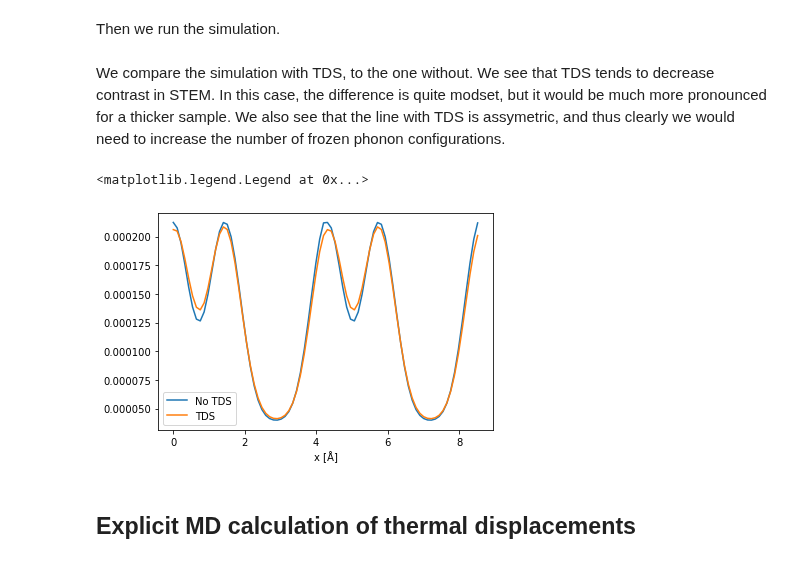
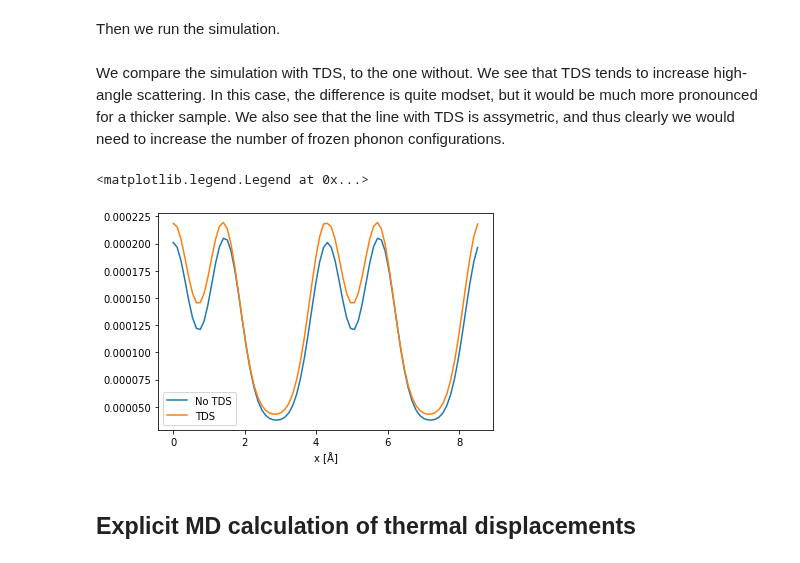
Before and after one commit to abTEM/abTEM, a Jupyter notebook: docs/source/walkthrough/08_temperature.ipynb, the cells around one changed output. Saved outputs shown, nothing was run; the diff lists cells and outputs as text; code cells hidden in the pictures.

Commit message:
Updated 08_temperature.ipynb to reflect update to scan method

```diff
--- a/docs/source/walkthrough/08_temperature.ipynb
+++ b/docs/source/walkthrough/08_temperature.ipynb
@@ -103,24 +103,24 @@ potential = Potential(frozen_phonons, sampling=.02)
 # %% [markdown]
 Then we run the simulation.
 # %%
-tds_measurements = probe.scan(linescan, [haadf], potential, pbar=True)
+tds_measurement = probe.scan(linescan, haadf, potential, pbar=True)
 # %% [markdown]
-We compare the simulation with TDS, to the one without. We see that TDS tends to decrease contrast in STEM. In this case, the difference is quite modset, but it would be much more pronounced for a thicker sample. We also see that the line with TDS is assymetric, and thus clearly we would need to increase the number of frozen phonon configurations.
+We compare the simulation with TDS, to the one without. We see that TDS tends to increase high-angle scattering. In this case, the difference is quite modset, but it would be much more pronounced for a thicker sample. We also see that the line with TDS is assymetric, and thus clearly we would need to increase the number of frozen phonon configurations.
 # %%
 no_tds_measurement = Measurement.read('data/linescan.hdf5')
 
 fig, ax = plt.subplots(1, 1)
 
 ax, line = no_tds_measurement.tile((2,)).show(ax=ax)
 line.set_label('No TDS')
 
-ax, line = tds_measurements[haadf].tile((2,)).show(ax=ax);
+ax, line = tds_measurement.tile((2,)).show(ax=ax)
 line.set_label('TDS')
 
 ax.legend()
 # %% [output]
 <matplotlib.legend.Legend at 0x...>
-[figure, old version]
+[figure, new version]
 # %% [markdown]
 ## Explicit MD calculation of thermal displacements
 # %% [markdown]
```
Also changed, not shown: parts of 4 cells of this notebook.
